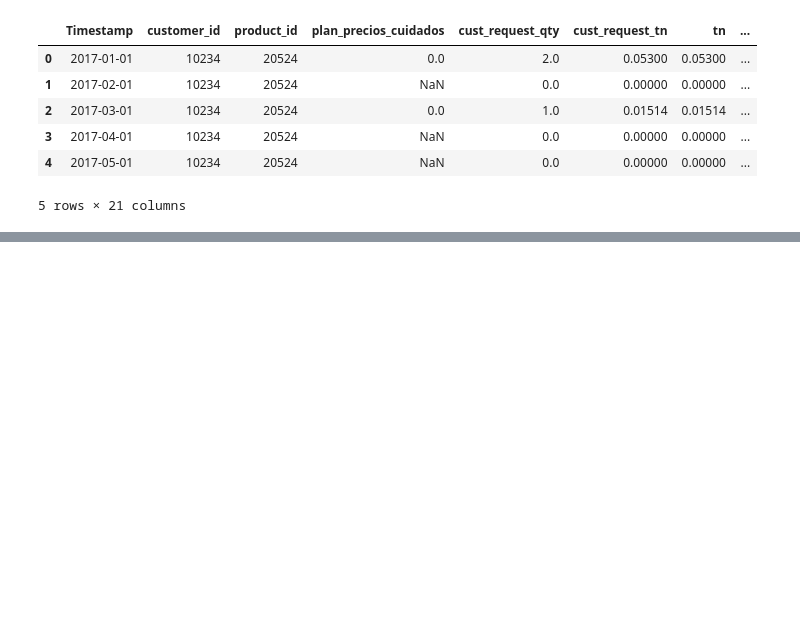
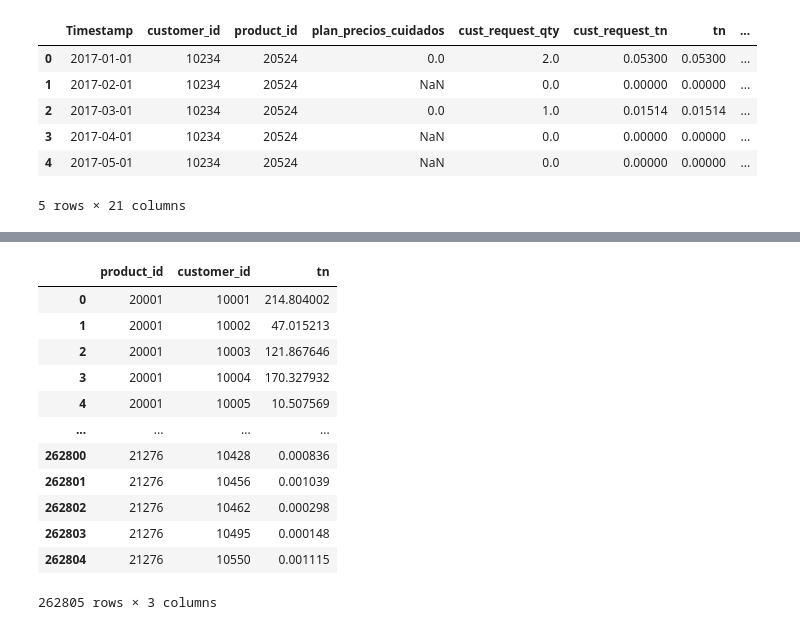
Before and after one commit to Agustinlopezf/labo3-2024v, a Jupyter notebook: Scripts/LSTM_producto_cliente.ipynb, the cells around one changed output, grey strips where cells are left out. Saved outputs shown, nothing was run; the diff lists cells and outputs as text; code cells hidden in the pictures; blank space fills up the shorter version.

```diff
--- a/Scripts/LSTM_producto_cliente.ipynb
+++ b/Scripts/LSTM_producto_cliente.ipynb
@@ -193,0 +237,28 @@ Epoch 53/100
+# %%
+productos_con_prediccion = pd.read_csv(os.path.join(carpeta_exp,nombre_archivo_log))
+
+dataset_completo = pd.read_csv(os.path.join(carpeta_datasets, 'df_producto_cliente_completo.csv'))
+
+# Preparar ventas por producto, cliente, mes
+ventas_producto_cliente_mes = dataset_completo.groupby(['Timestamp', 'product_id', 'customer_id'])['tn'].sum().reset_index()
+ventas_producto_cliente_mes
+
+ventas_2019 = ventas_producto_cliente_mes[ventas_producto_cliente_mes['Timestamp'] >= '2019-01-01']
+ventas_2019
+
+promedio_ventas_2019 = ventas_2019.groupby(['product_id', 'customer_id'])['tn'].mean().reset_index()
+promedio_ventas_2019
+# %% [output]
+|  | product_id | customer_id | tn |
+| 0 | 20001 | 10001 | 214.804002 |
+| 1 | 20001 | 10002 | 47.015213 |
+| 2 | 20001 | 10003 | 121.867646 |
+| 3 | 20001 | 10004 | 170.327932 |
+| 4 | 20001 | 10005 | 10.507569 |
+| ... | ... | ... | ... |
+| 262800 | 21276 | 10428 | 0.000836 |
+| 262801 | 21276 | 10456 | 0.001039 |
+| 262802 | 21276 | 10462 | 0.000298 |
+| 262803 | 21276 | 10495 | 0.000148 |
+| 262804 | 21276 | 10550 | 0.001115 |
+262805 rows × 3 columns
```
Also changed, not shown: parts of 7 cells of this notebook, 4 other files.
